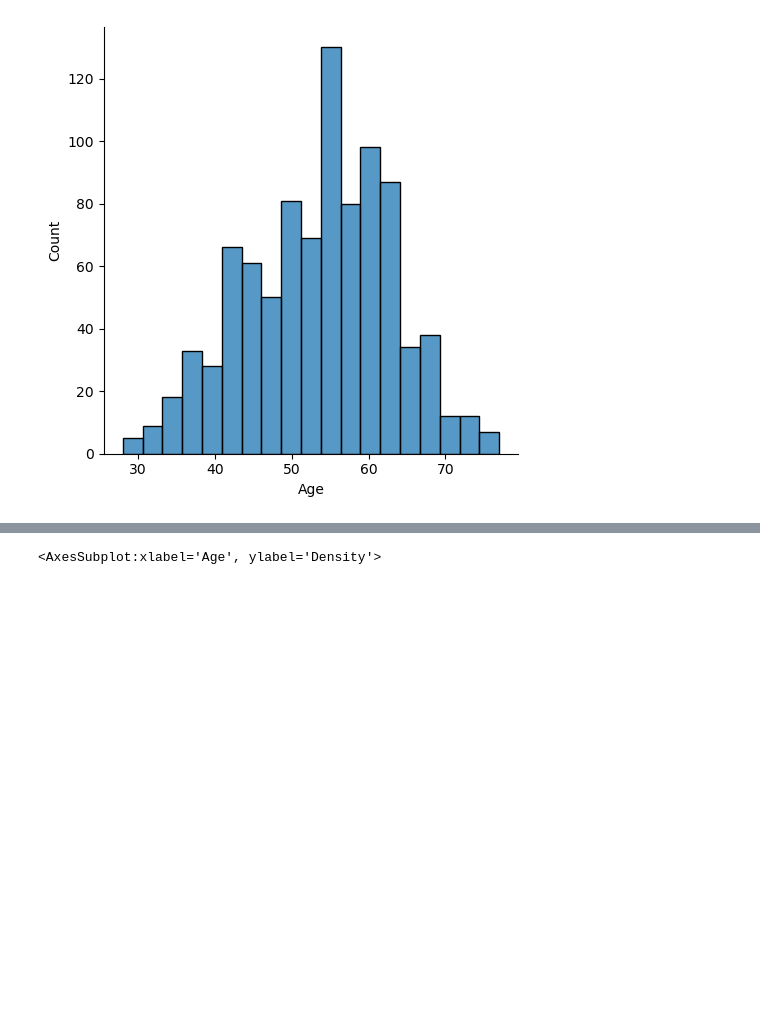
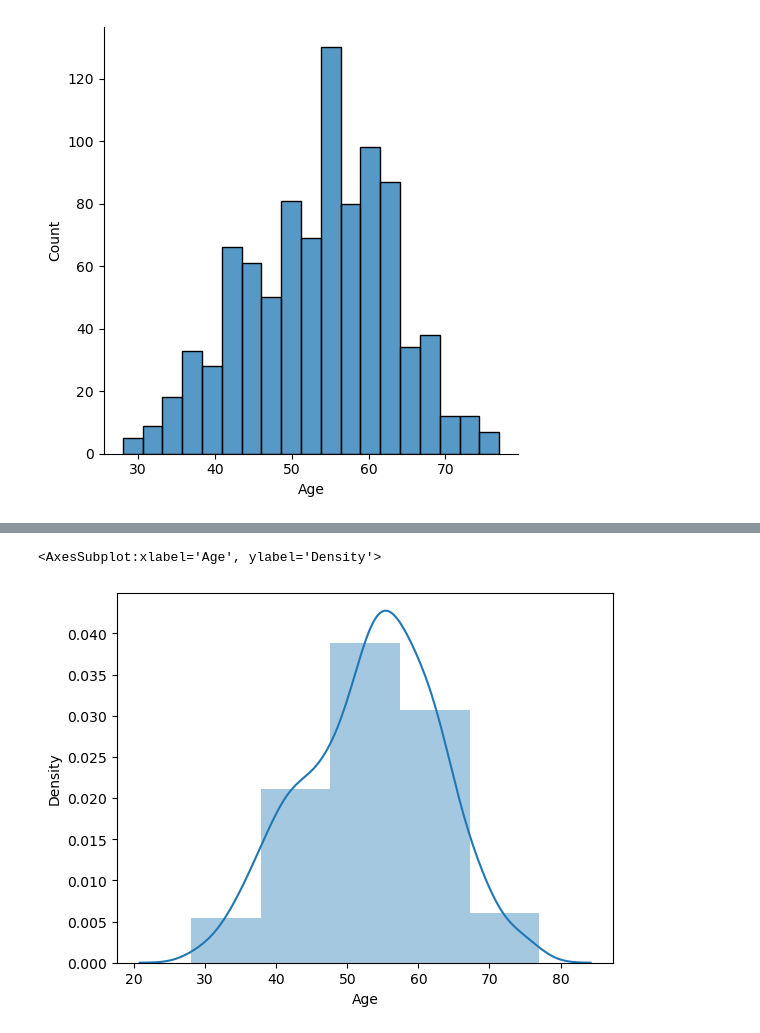
Before and after one commit to ArpitTripathi945/Data_Visualisation_Heart_Disease_Dataset, a Jupyter notebook: EDA-Age(DistPlot).ipynb, the cells around one changed output, grey strips where cells are left out. Cells and saved outputs as stored; diff of their text form; code cells hidden in the pictures; blank space fills up the shorter version.

```diff
--- a/EDA-Age(DistPlot).ipynb
+++ b/EDA-Age(DistPlot).ipynb
@@ -35,4 +39,5 @@ sns.distplot(df['Age'], kde = False, hist = True, rug = True)
 # %%
-sns.distplot(df['Age'], bins = 20)
+sns.distplot(df['Age'], bins = 5)
 # %% [output]
 <AxesSubplot:xlabel='Age', ylabel='Density'>
+[figure, added]
```
Also changed, not shown: parts of 4 cells of this notebook, 2 other files.
